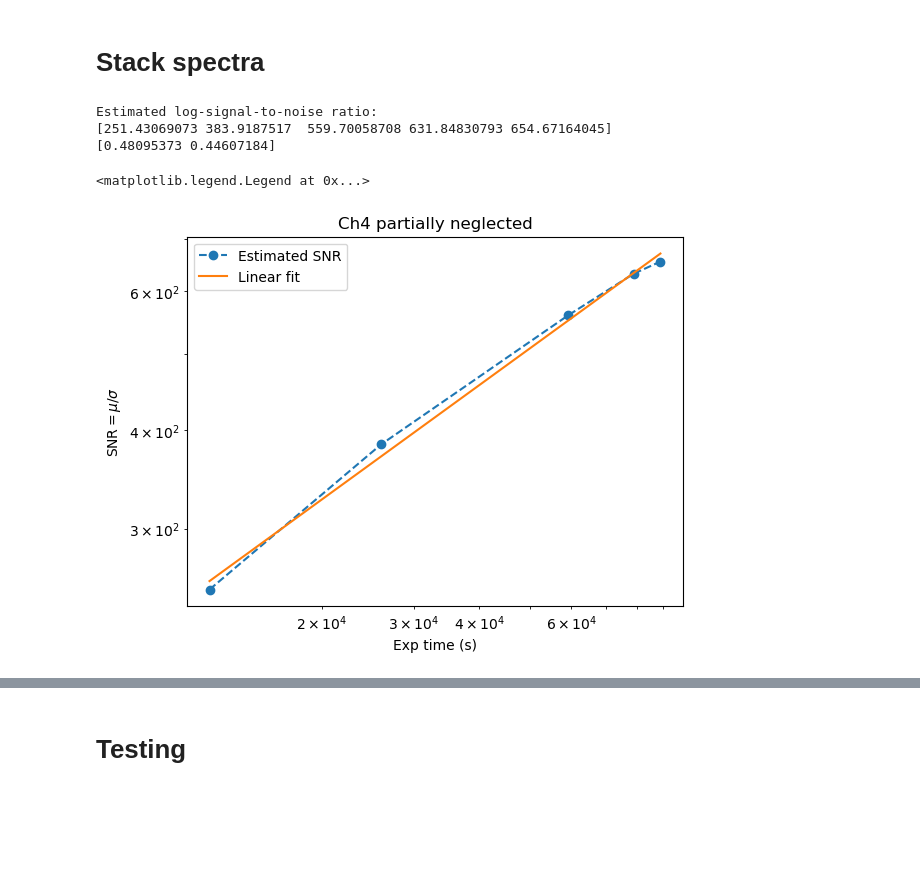
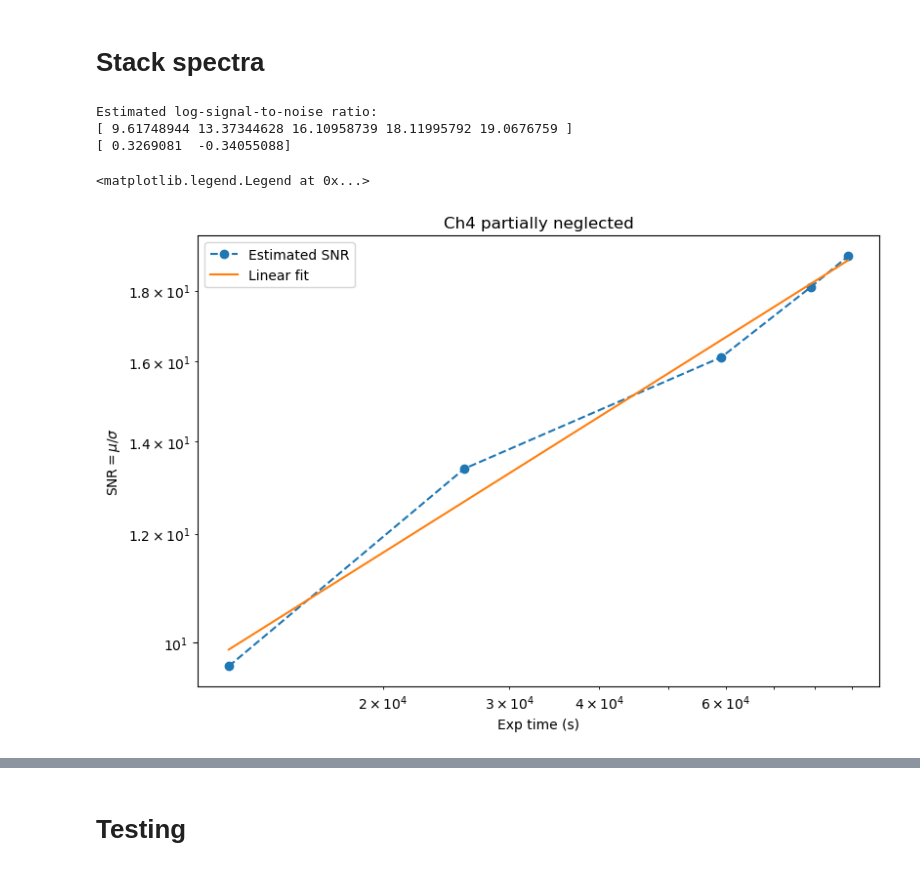
Before and after one commit to Timwong313/axionJWST_2024, a Jupyter notebook: MRS_analysis/code/stackSpec.ipynb, the cells around one changed output, grey strips where cells are left out. Cells and saved outputs as stored; diff of their text form; code cells hidden in the pictures; blank space fills up the shorter version.

```diff
--- a/MRS_analysis/code/stackSpec.ipynb
+++ b/MRS_analysis/code/stackSpec.ipynb
@@ -83,7 +83,7 @@ def truncation(wvl, flux, error, wvlT1=np.inf, wvlT2=np.inf):
     error_t = error[p1:p2]
     return wvl_t, flux_t, error_t
 
-def readFits(DirName, plotSpec=True, defringe=True, M1=np.inf, M2=np.inf):  #Read a single .fits
+def readFits(DirName, plotSpec=True, defringe=True, sysErr=np.inf, M1=np.inf, M2=np.inf):  #Read a single .fits
 
     #Read fits:
     visFile = [file for file in os.listdir(DirName) if not file.startswith('.')]
@@ -136,6 +136,11 @@ def readFits(DirName, plotSpec=True, defringe=True, M1=np.inf, M2=np.inf):  #Rea
         wvl_ch2_p, flux_ch2_p, err_ch2_p = truncation(wvl_ch2, flux_ch2, err_ch2)
         wvl_ch3_p, flux_ch3_p, err_ch3_p = truncation(wvl_ch3, flux_ch3, err_ch3)
         wvl_ch4_p, flux_ch4_p, err_ch4_p = truncation(wvl_ch4, flux_ch4, err_ch4, wvlT2=t2)
+    if not (sysErr==np.inf):
+        err_ch1_p += flux_ch1_p*sysErr
+        err_ch2_p += flux_ch2_p*sysErr
+        err_ch3_p += flux_ch3_p*sysErr
+        err_ch4_p += flux_ch4_p*sysErr
     data_ch1 = np.array([wvl_ch1_p,flux_ch1_p,err_ch1_p])
     data_ch2 = np.array([wvl_ch2_p,flux_ch2_p,err_ch2_p])
     data_ch3 = np.array([wvl_ch3_p,flux_ch3_p,err_ch3_p])
@@ -191,7 +196,7 @@ def readFits(DirName, plotSpec=True, defringe=True, M1=np.inf, M2=np.inf):  #Rea
         plt.step(wvl_ch3,flux_ch3)
         plt.step(wvl_ch4,flux_ch4)
         plt.yscale('log')
-        plt.title('Total flux')
+        #plt.title('jw02122-o003_t002_miri: \'FLUX\' against \'WAVELENGTH\'')
         plt.xlabel("Wavelength ($\\mu$m)")
         plt.ylabel("$\\Phi$ (MJy/sr)")
         plt.subplot(413)
@@ -200,7 +205,7 @@ def readFits(DirName, plotSpec=True, defringe=True, M1=np.inf, M2=np.inf):  #Rea
         plt.step(wvl_ch3,sb_ch3)
         plt.step(wvl_ch4,sb_ch4)
         plt.yscale('log')
-        plt.title('Subject')
+        #plt.title('jw02122-o003_t002_miri: \'SURF_BRIGHT\' against \'WAVELENGTH\'') #plt.title('Subject')
         plt.xlabel("Wavelength ($\\mu$m)")
         plt.ylabel("$\\Phi$ (MJy/sr)")
         plt.subplot(414)
@@ -209,10 +214,11 @@ def readFits(DirName, plotSpec=True, defringe=True, M1=np.inf, M2=np.inf):  #Rea
         plt.step(wvl_ch3,bkgd_ch3)
         plt.step(wvl_ch4,bkgd_ch4)
         plt.yscale('log')
-        plt.title('Background')
+        #plt.title('jw02122-o003_t002_miri: \'BACKGROUND\' against \'WAVELENGTH\'') #plt.title('Background')
         plt.xlabel("Wavelength ($\\mu$m)")
         plt.ylabel("$\\Phi$ (MJy/sr)")
         plt.tight_layout(pad=0.9)
+        plt.savefig('exampleSpectrum_2')
         if not (M1==np.inf):
             wvlp = np.concatenate((wvl_ch1_p,wvl_ch2_p,wvl_ch3,wvl_ch4_p))
             fluxp = np.concatenate((flux_ch1_p,flux_ch2_p,flux_ch3,flux_ch4_p))
@@ -241,9 +247,9 @@ def readFits(DirName, plotSpec=True, defringe=True, M1=np.inf, M2=np.inf):  #Rea
 
     return data_ch1, data_ch2, data_ch3, data_ch4, exptime, ra, dec
 
-def readFitsDir(Dir,printTable=True,skymap=True,defr=True):  #Read a directory containing multiple .fits
+def readFitsDir(Dir,printTable=True,skymap=True,defr=True,sysError=np.inf):  #Read a directory containing multiple .fits
     visFile = [file for file in os.listdir(Dir) if not file.startswith('.')]
-    data_ch1, data_ch2, data_ch3, data_ch4,_,_,_ = readFits(Dir+'/'+visFile[0],plotSpec=False,defringe=defr)
+    data_ch1, data_ch2, data_ch3, data_ch4,_,_,_ = readFits(Dir+'/'+visFile[0],plotSpec=False,defringe=defr,sysErr=sysError)
     fileNo = len(visFile)
     binNo1 = np.ma.size(data_ch1,axis=1)
     binNo2 = np.ma.size(data_ch2,axis=1)
@@ -258,7 +264,7 @@ def readFitsDir(Dir,printTable=True,skymap=True,defr=True):  #Read a directory c
     latArr = np.zeros(fileNo)
     for i in range(fileNo):
         fileName = visFile[i]
-        Ch1Arr[i,:,:], Ch2Arr[i,:,:], Ch3Arr[i,:,:], Ch4Arr[i,:,:], exptArr[i,:], longArr[i], latArr[i] = readFits(Dir+'/'+fileName,plotSpec=False,defringe=defr)
+        Ch1Arr[i,:,:], Ch2Arr[i,:,:], Ch3Arr[i,:,:], Ch4Arr[i,:,:], exptArr[i,:], longArr[i], latArr[i] = readFits(Dir+'/'+fileName,plotSpec=False,defringe=defr,sysErr=sysError)
     sc = coord.SkyCoord(ra=longArr, dec=latArr, unit="deg").galactic
     longArr = sc.l.rad
     latArr = sc.b.rad
@@ -365,7 +371,9 @@ def previewSpec(stkdata_ch1, stkdata_ch2, stkdata_ch3, stkdata_ch4, M1=5.350, M2
 
     plt.figure(figsize=(9,6))
     plt.subplot(211)
-    plt.step(wvl,flux,'black',linewidth=2.5,label='Stacked')
+    #plt.title('jw02122-o003_t002_miri: \'FLUX\' against \'WAVELENGTH\'')
+    plt.step(wvl,flux,'black',label='Stacked',linewidth=2.5)
+    #plt.axhline(y=0,linestyle='--')
     plt.xlabel("Wavelength ($\\mu$m)")
     plt.ylabel("$\\Phi$ (MJy/sr)")
     plt.xscale('log')
@@ -404,7 +412,7 @@ def linReg(xarr,yarr):
 # Read fits
 # %%
 #Read data:
-Ch1Arr, Ch2Arr, Ch3Arr, Ch4Arr, exptArr, longArr, latArr = readFitsDir("../raw_data/MRS_goodTest",skymap=True,defr=False)
+Ch1Arr, Ch2Arr, Ch3Arr, Ch4Arr, exptArr, longArr, latArr = readFitsDir("../raw_data/MRS_goodTest",skymap=True,defr=False,sysError=0.1)
 # %% [output]
   Exptime (s)    Longtitude (rad)    Latitude (rad)
 -------------  ------------------  ----------------
@@ -465,25 +476,25 @@ stkdata_ch1, stkdata_ch2, stkdata_ch3, stkdata_ch4, SNR, exptime = stackSpectra(
 # %%
 print('Estimated log-signal-to-noise ratio:')
 print(SNR)
-#print(exptime)
+plt.figure(figsize=(9,6))
 plt.plot(exptime,SNR,'--o',label='Estimated SNR')
 plt.plot()
 plt.ylabel('SNR$=\\mu/\\sigma$')
 plt.xlabel('Exp time (s)')
 plt.xscale('log')
 plt.yscale('log')
 #linear regression
 p, lsq = linReg(np.log10(exptime),np.log10(SNR))
 print(p)
 plt.title('Ch4 partially neglected')
 plt.plot(exptime,10**p[1]*exptime**p[0],'-',label='Linear fit')
 plt.legend()
 # %% [output]
 Estimated log-signal-to-noise ratio:
-[251.43069073 383.9187517  559.70058708 631.84830793 654.67164045]
-[0.48095373 0.44607184]
+[ 9.61748944 13.37344628 16.10958739 18.11995792 19.0676759 ]
+[ 0.3269081  -0.34055088]
 <matplotlib.legend.Legend at 0x...>
-[figure, old version]
+[figure, new version]
 # %%
 #Preview:
 previewSpec(stkdata_ch1, stkdata_ch2, stkdata_ch3, stkdata_ch4, M1=5, M2=7.2, Ch1Arr=Ch1Arr, Ch2Arr=Ch2Arr, Ch3Arr=Ch3Arr, Ch4Arr=Ch4Arr)
```
Also changed, not shown: parts of 7 cells of this notebook, 8 other files.
